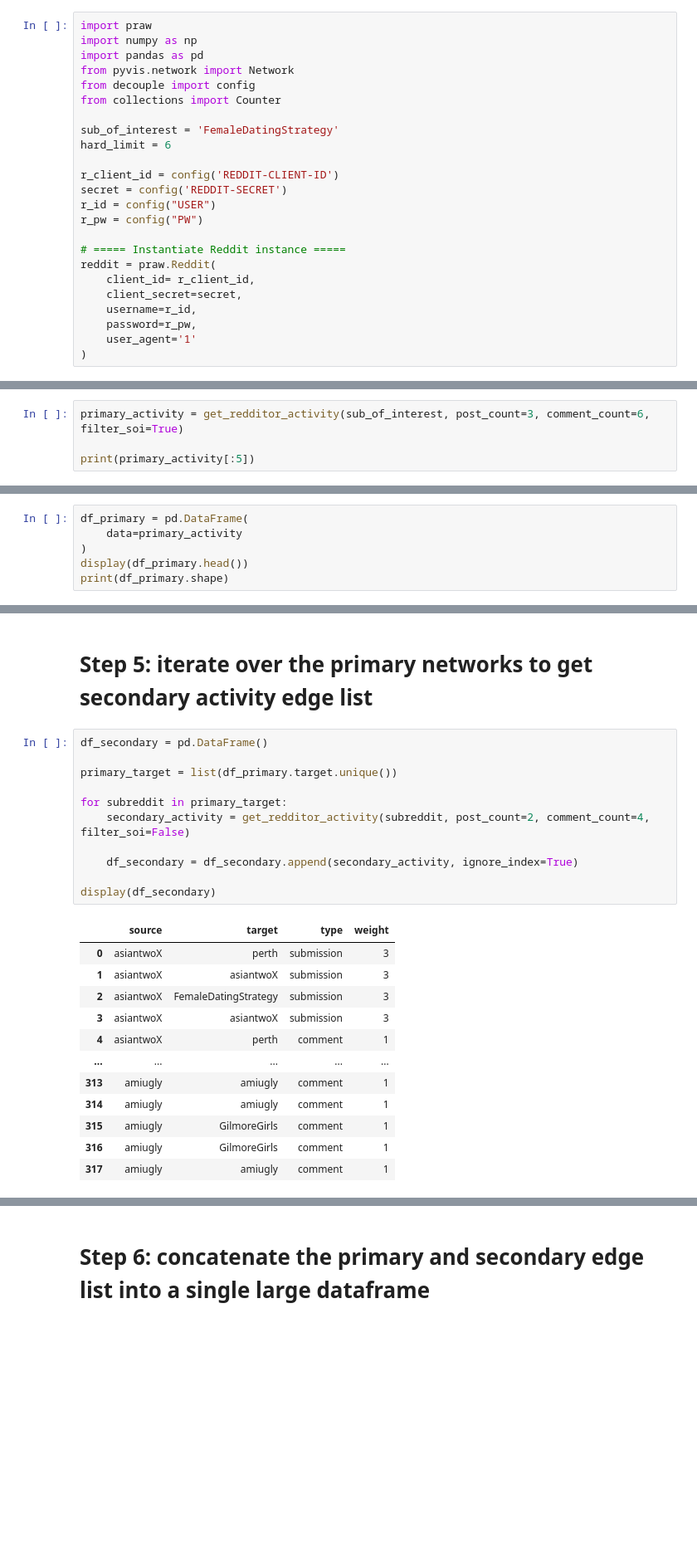
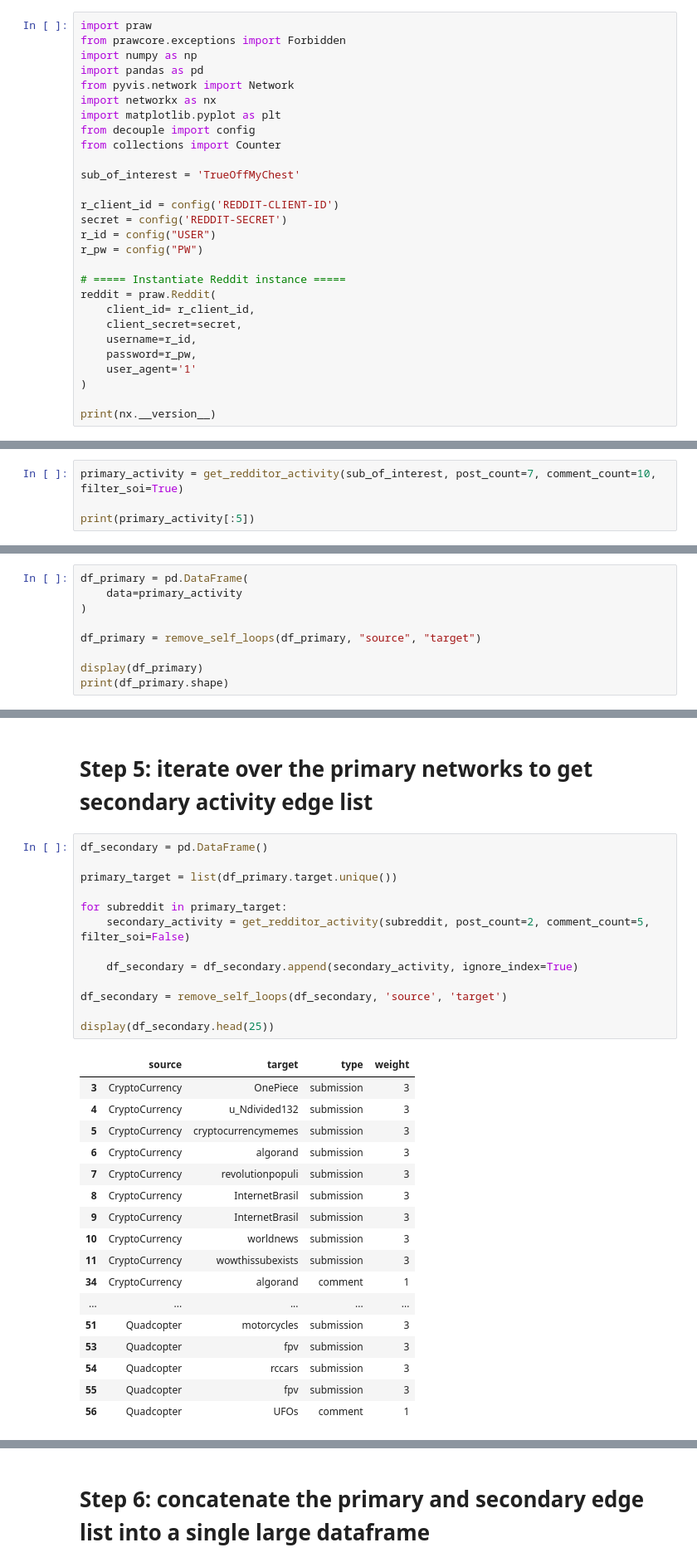
Before and after one commit to san-ha-kim/reddit-network-map, a Jupyter notebook: reddit network map prototyping.ipynb, the cells around one changed output, grey strips where cells are left out. Shown at 83% size. Saved outputs shown, nothing was run; the diff lists cells and outputs as text; blank space fills up the shorter version.

```diff
--- a/reddit network map prototyping.ipynb
+++ b/reddit network map prototyping.ipynb
@@ -2,14 +2,16 @@
 # Step 1: instantiate
 # %%
 import praw
+from prawcore.exceptions import Forbidden
 import numpy as np
 import pandas as pd
 from pyvis.network import Network
+import networkx as nx
+import matplotlib.pyplot as plt
 from decouple import config
 from collections import Counter
 
-sub_of_interest = 'FemaleDatingStrategy'
-hard_limit = 6
+sub_of_interest = 'TrueOffMyChest'
 
 r_client_id = config('REDDIT-CLIENT-ID')
 secret = config('REDDIT-SECRET')
@@ -24,3 +26,5 @@ reddit = praw.Reddit(
     password=r_pw,
     user_agent='1'
 )
+
+print(nx.__version__)
@@ -154,7 +183,7 @@ def get_redditors_activity(posts_subreddits_list, comments_subreddits_list):
 # %% [markdown]
 # Step 3: get redditors from the sub of interest and their recently active subreddits
 # %%
-primary_activity = get_redditor_activity(sub_of_interest, post_count=3, comment_count=6, filter_soi=True)
+primary_activity = get_redditor_activity(sub_of_interest, post_count=7, comment_count=10, filter_soi=True)
 
 print(primary_activity[:5])
 # %% [output]
@@ -165,7 +194,10 @@ print(primary_activity[:5])
 df_primary = pd.DataFrame(
     data=primary_activity
 )
-display(df_primary.head())
+
+df_primary = remove_self_loops(df_primary, "source", "target")
+
+display(df_primary)
 print(df_primary.shape)
 # %% [output]
 |  | source | target | type | weight |
@@ -180,24 +219,31 @@ print(df_primary.shape)
 # %%
 df_secondary = pd.DataFrame()
 
 primary_target = list(df_primary.target.unique())
 
 for subreddit in primary_target:
-    secondary_activity = get_redditor_activity(subreddit, post_count=2, comment_count=4, filter_soi=False)
+    secondary_activity = get_redditor_activity(subreddit, post_count=2, comment_count=5, filter_soi=False)
 
     df_secondary = df_secondary.append(secondary_activity, ignore_index=True)
 
-display(df_secondary)
+df_secondary = remove_self_loops(df_secondary, 'source', 'target')
+
+display(df_secondary.head(25))
 # %% [output]
 |  | source | target | type | weight |
-| 0 | asiantwoX | perth | submission | 3 |
-| 1 | asiantwoX | asiantwoX | submission | 3 |
-| 2 | asiantwoX | FemaleDatingStrategy | submission | 3 |
-| 3 | asiantwoX | asiantwoX | submission | 3 |
-| 4 | asiantwoX | perth | comment | 1 |
+| 3 | CryptoCurrency | OnePiece | submission | 3 |
+| 4 | CryptoCurrency | u_Ndivided132 | submission | 3 |
+| 5 | CryptoCurrency | cryptocurrencymemes | submission | 3 |
+| 6 | CryptoCurrency | algorand | submission | 3 |
+| 7 | CryptoCurrency | revolutionpopuli | submission | 3 |
+| 8 | CryptoCurrency | InternetBrasil | submission | 3 |
+| 9 | CryptoCurrency | InternetBrasil | submission | 3 |
+| 10 | CryptoCurrency | worldnews | submission | 3 |
+| 11 | CryptoCurrency | wowthissubexists | submission | 3 |
+| 34 | CryptoCurrency | algorand | comment | 1 |
 | ... | ... | ... | ... | ... |
-| 313 | amiugly | amiugly | comment | 1 |
-| 314 | amiugly | amiugly | comment | 1 |
-| 315 | amiugly | GilmoreGirls | comment | 1 |
-| 316 | amiugly | GilmoreGirls | comment | 1 |
-| 317 | amiugly | amiugly | comment | 1 |
+| 51 | Quadcopter | motorcycles | submission | 3 |
+| 53 | Quadcopter | fpv | submission | 3 |
+| 54 | Quadcopter | rccars | submission | 3 |
+| 55 | Quadcopter | fpv | submission | 3 |
+| 56 | Quadcopter | UFOs | comment | 1 |
```
Also changed, not shown: parts of 16 cells of this notebook, 1 other file.
